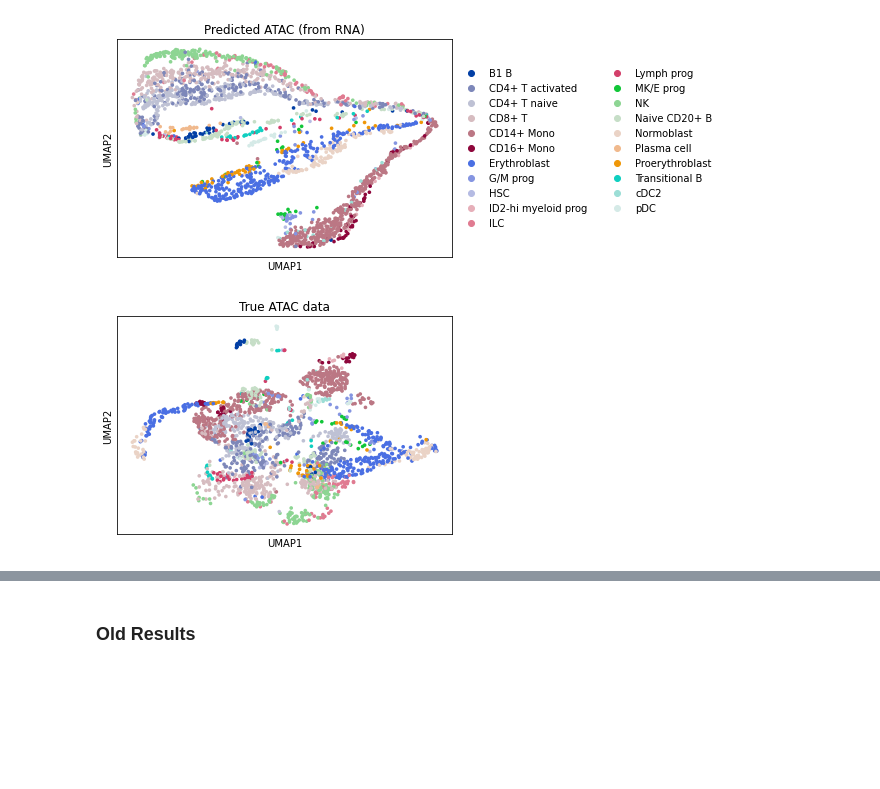
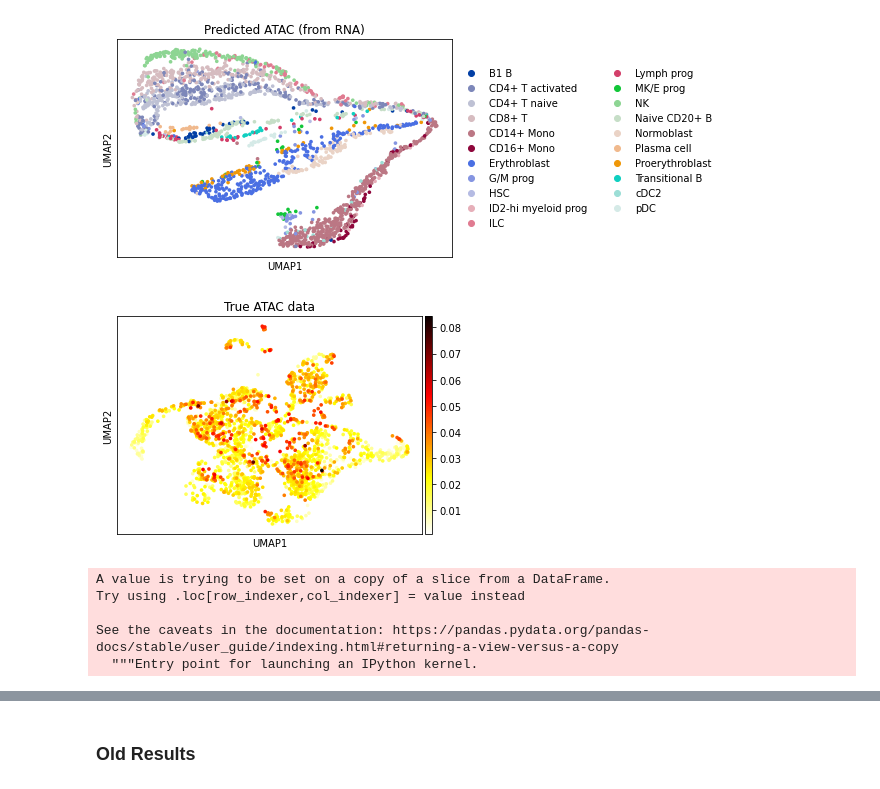
Before and after one commit to yhr91/cs236_opsca, a Jupyter notebook: notebooks/VAE-Analysis.ipynb, the cells around one changed output, grey strips where cells are left out. Drawn from its saved outputs; the diff is of its cells as text; code cells hidden in the pictures; blank space fills up the shorter version.

```diff
--- a/notebooks/VAE-Analysis.ipynb
+++ b/notebooks/VAE-Analysis.ipynb
@@ -275,6 +277,11 @@ WARNING: You’re trying to run this on 116490 dimensions of `.X`, if you really
          Falling back to preprocessing with `sc.pp.pca` and default params.
 WARNING: You’re trying to run this on 116490 dimensions of `.X`, if you really want this, set `use_rep='X'`.
          Falling back to preprocessing with `sc.pp.pca` and default params.
+# %%
+error = (pred_adata.X-true_adata.X.toarray())**2
+#rmse = np.sqrt(np.mean(error**2))
+mean_error = error.mean(1)
+true_adata.obs['mean_error']=mean_error
 # %%
 #sc.tl.umap(pred_adata)
 sc.pl.umap(pred_adata, color=['cell_type'], title='Predicted ATAC (from RNA)')
@@ -282,6 +289,7 @@ sc.pl.umap(pred_adata, color=['cell_type'], title='Predicted ATAC (from RNA)')
 [figure]
 # %%
 #sc.tl.umap(true_adata)
-sc.pl.umap(true_adata, color=['cell_type'], title='True ATAC data', legend_loc=None)
+sc.pl.umap(true_adata, color=['mean_error'], title='True ATAC data',
+           legend_loc=None, cmap='hot_r')
 # %% [output]
-[figure, old version]
+[figure, new version]
@@ -287,0 +302,8 @@ sc.pl.umap(true_adata, color=['cell_type'], title='True ATAC data', legend_loc=N
+# %%
+true_adata.obs['root_mean_error'] = true_adata.obs['mean_error'].apply(np.sqrt)
+# %% [output]
+A value is trying to be set on a copy of a slice from a DataFrame.
+Try using .loc[row_indexer,col_indexer] = value instead
+
+See the caveats in the documentation: https://pandas.pydata.org/pandas-docs/stable/user_guide/indexing.html#returning-a-view-versus-a-copy
+  """Entry point for launching an IPython kernel.
```
Also changed, not shown: parts of 5 cells of this notebook.
